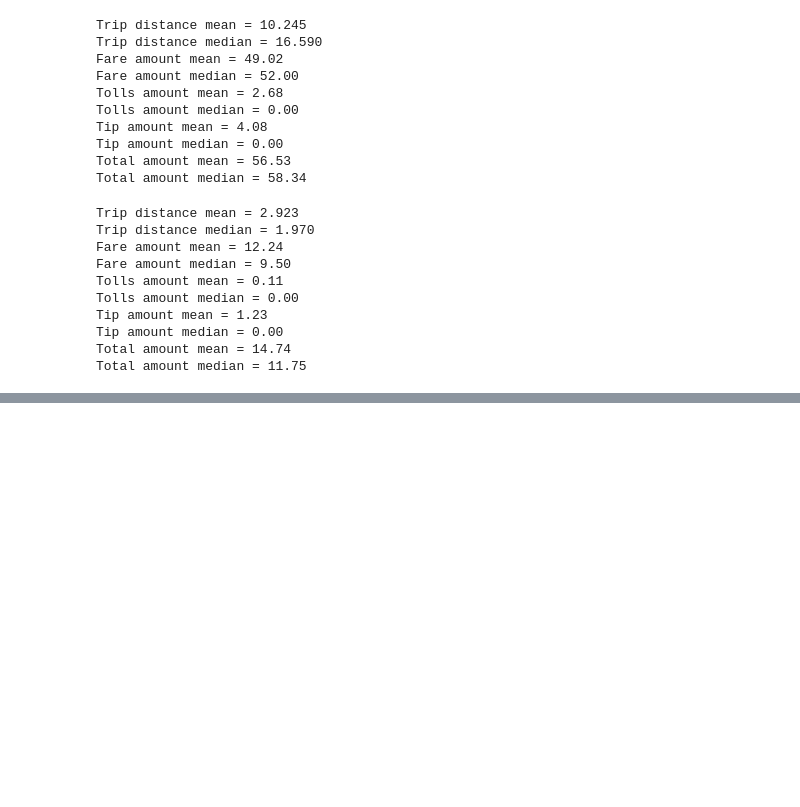
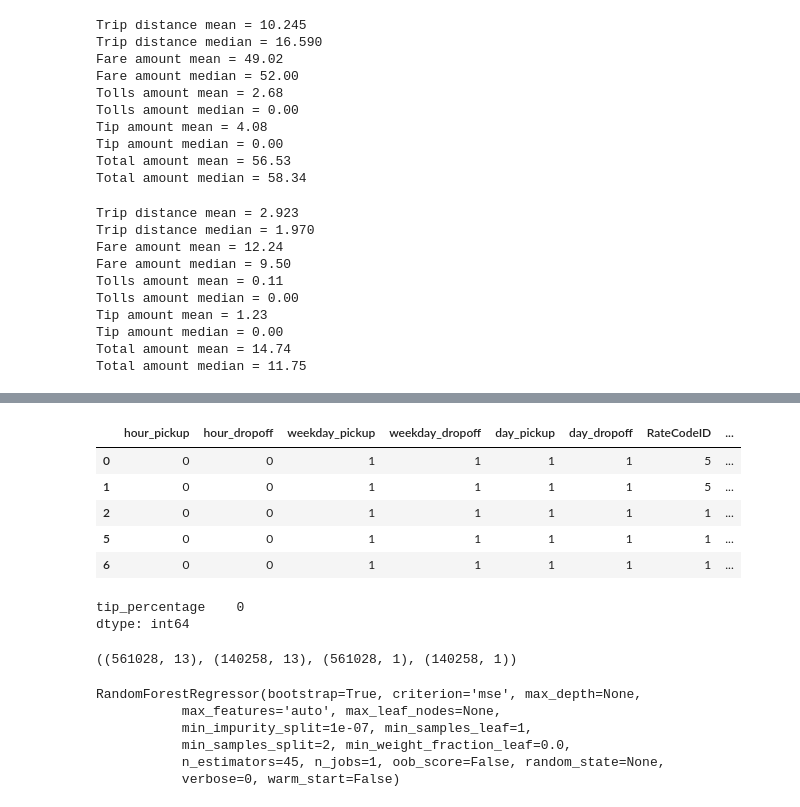
Before and after one commit to ah3200/nyc_green_taxi, a Jupyter notebook: data_analysis.ipynb, the cells around one changed output, grey strips where cells are left out. Cells and saved outputs as stored; diff of their text form; code cells hidden in the pictures; blank space fills up the shorter version.

```diff
--- a/data_analysis.ipynb
+++ b/data_analysis.ipynb
@@ -349,0 +470,6 @@ Name: Tip_percentage, dtype: float64
+# %%
+# Additional time dimensions
+data_trips['weekday_pickup'] = data_trips['pickup_datetime'].dt.weekday
+data_trips['weekday_dropoff'] = data_trips['dropoff_datetime'].dt.weekday
+data_trips['day_pickup'] = data_trips['pickup_datetime'].dt.day
+data_trips['day_dropoff'] = data_trips['dropoff_datetime'].dt.day
@@ -349,0 +495,19 @@ Name: Tip_percentage, dtype: float64
+# %%
+features = ['hour_pickup','hour_dropoff','weekday_pickup','weekday_dropoff','day_pickup','day_dropoff',
+            'RateCodeID','Passenger_count','Trip_distance',
+            'Pickup_longitude','Pickup_latitude','Dropoff_longitude','Dropoff_latitude']
+target = ['tip_percentage']
+# %%
+data_trips[features].head()
+# %% [output]
+|  | hour_pickup | hour_dropoff | weekday_pickup | weekday_dropoff | day_pickup | day_dropoff | RateCodeID | ... |
+| 0 | 0 | 0 | 1 | 1 | 1 | 1 | 5 | ... |
+| 1 | 0 | 0 | 1 | 1 | 1 | 1 | 5 | ... |
+| 2 | 0 | 0 | 1 | 1 | 1 | 1 | 1 | ... |
+| 5 | 0 | 0 | 1 | 1 | 1 | 1 | 1 | ... |
+| 6 | 0 | 0 | 1 | 1 | 1 | 1 | 1 | ... |
+# %%
+data_trips[target].isnull().sum()
+# %% [output]
+tip_percentage    0
+dtype: int64
@@ -349,0 +518,16 @@ Name: Tip_percentage, dtype: float64
+# %%
+X_train.shape, X_test.shape, y_train.shape, y_test.shape
+# %% [output]
+((561028, 13), (140258, 13), (561028, 1), (140258, 1))
+# %%
+from sklearn.ensemble import RandomForestRegressor
+
+rf = RandomForestRegressor(n_estimators=45)
+rf.fit(X_train, y_train)
+# %% [output]
+RandomForestRegressor(bootstrap=True, criterion='mse', max_depth=None,
+           max_features='auto', max_leaf_nodes=None,
+           min_impurity_split=1e-07, min_samples_leaf=1,
+           min_samples_split=2, min_weight_fraction_leaf=0.0,
+           n_estimators=45, n_jobs=1, oob_score=False, random_state=None,
+           verbose=0, warm_start=False)
```
Also changed, not shown: parts of 32 cells of this notebook.
